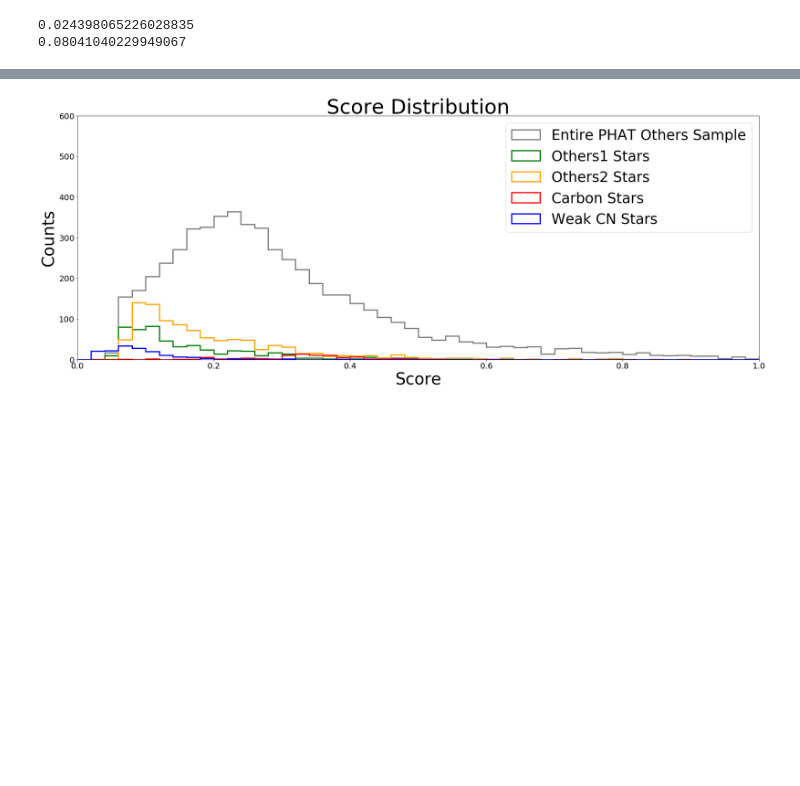
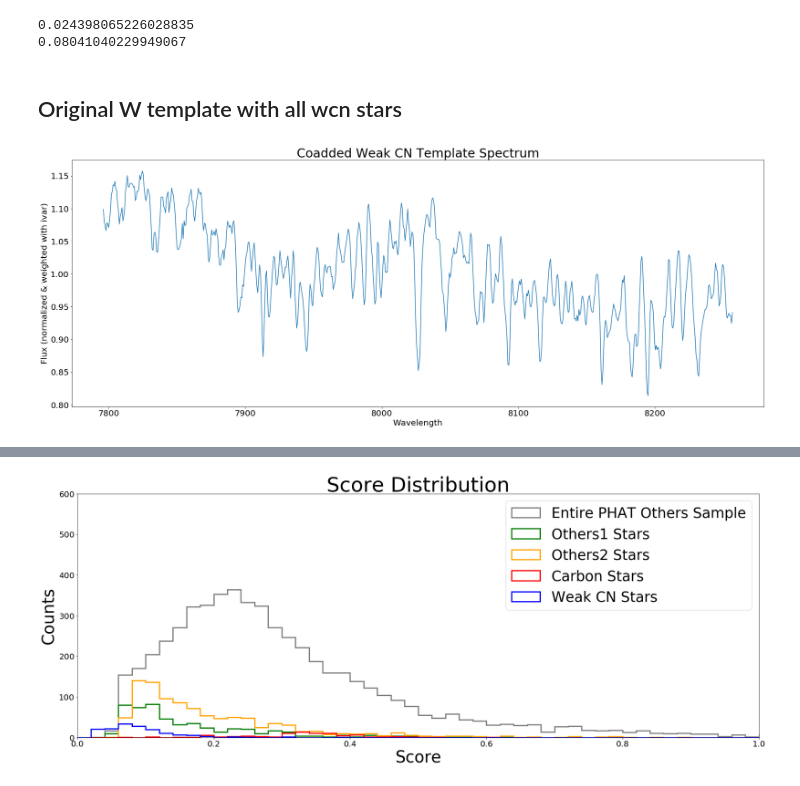
Before and after one commit to rachelraikar/WeakCN2019, a Jupyter notebook: Automation Version 2.7.ipynb, the cells around one changed output, grey strips where cells are left out. Cells and saved outputs as stored; diff of their text form; code cells hidden in the pictures; blank space fills up the shorter version.

Commit message:
looking at templates for weak and strong wcn

```diff
--- a/Automation Version 2.7.ipynb
+++ b/Automation Version 2.7.ipynb
@@ -1131,3 +1131,18 @@ print(max(weak_wCN.values()))
 # %% [output]
 0.024398065226028835
 0.08041040229949067
+# %% [markdown]
+## Original W template with all wcn stars
+# %%
+#graphs the limited-range carbon template spectrum created from the above function
+
+x = Wtemplate_wv.tolist()
+y = Wtemplate.tolist()
+plt.rcParams['figure.figsize'] = 30,11
+plt.plot(x, y)
+plt.title("Coadded Weak CN Template Spectrum", size = 30)
+plt.ylabel("Flux (normalized & weighted with ivar)", size = 20)
+plt.xlabel("Wavelength", size = 20)
+plt.show()
+# %% [output]
+[figure, added]
```
Also changed, not shown: parts of 5 cells of this notebook.
